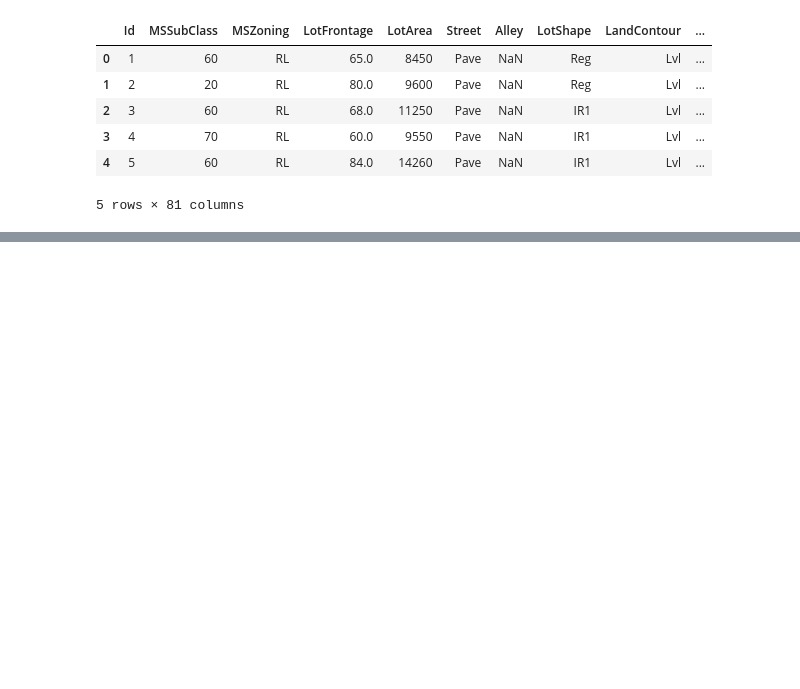
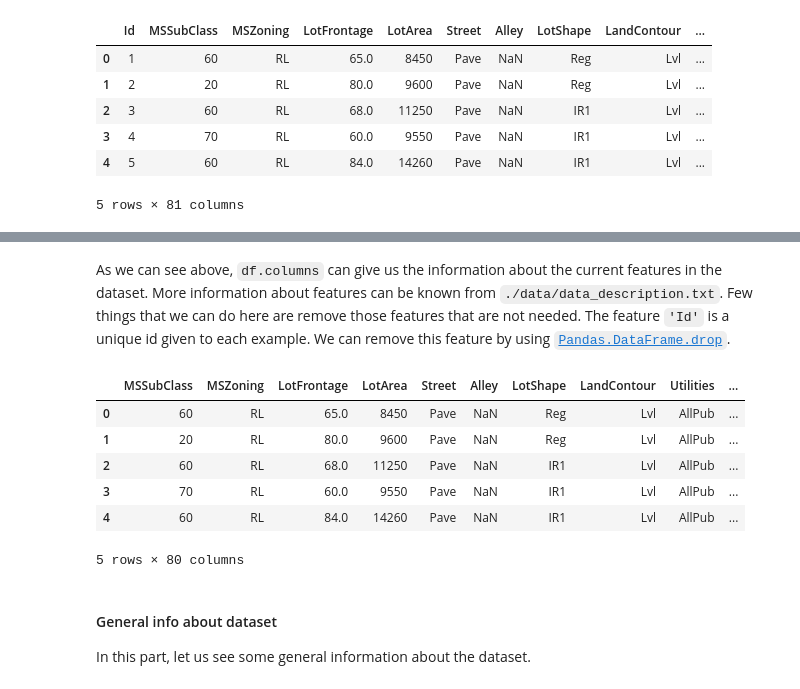
Before and after one commit to r4ghu/IntroToPandas, a Jupyter notebook: Intro to Pandas.ipynb, the cells around one changed output, grey strips where cells are left out. Drawn from its saved outputs; the diff is of its cells as text; code cells hidden in the pictures; blank space fills up the shorter version.

```diff
--- a/Intro to Pandas.ipynb
+++ b/Intro to Pandas.ipynb
@@ -35,0 +117,18 @@ Dealing with pandas dataframe.
+# %% [markdown]
+As we can see above, `df.columns` can give us the information about the current features in the dataset. More information about features can be known from `./data/data_description.txt`. Few things that we can do here are remove those features that are not needed. The feature `'Id'` is a unique id given to each example. We can remove this feature by using [`Pandas.DataFrame.drop`](https://pandas.pydata.org/pandas-docs/stable/generated/pandas.DataFrame.drop.html).
+# %%
+train.drop(columns=['Id'], axis=1, inplace=True)
+test.drop(columns=['Id'], axis=1, inplace=True)
+train.head()
+# %% [output]
+|  | MSSubClass | MSZoning | LotFrontage | LotArea | Street | Alley | LotShape | LandContour | Utilities | ... |
+| 0 | 60 | RL | 65.0 | 8450 | Pave | NaN | Reg | Lvl | AllPub | ... |
+| 1 | 20 | RL | 80.0 | 9600 | Pave | NaN | Reg | Lvl | AllPub | ... |
+| 2 | 60 | RL | 68.0 | 11250 | Pave | NaN | IR1 | Lvl | AllPub | ... |
+| 3 | 70 | RL | 60.0 | 9550 | Pave | NaN | IR1 | Lvl | AllPub | ... |
+| 4 | 60 | RL | 84.0 | 14260 | Pave | NaN | IR1 | Lvl | AllPub | ... |
+5 rows × 80 columns
+# %% [markdown]
+#### General info about dataset
+
+In this part, let us see some general information about the dataset.
```
Also changed, not shown: parts of 20 cells of this notebook.
